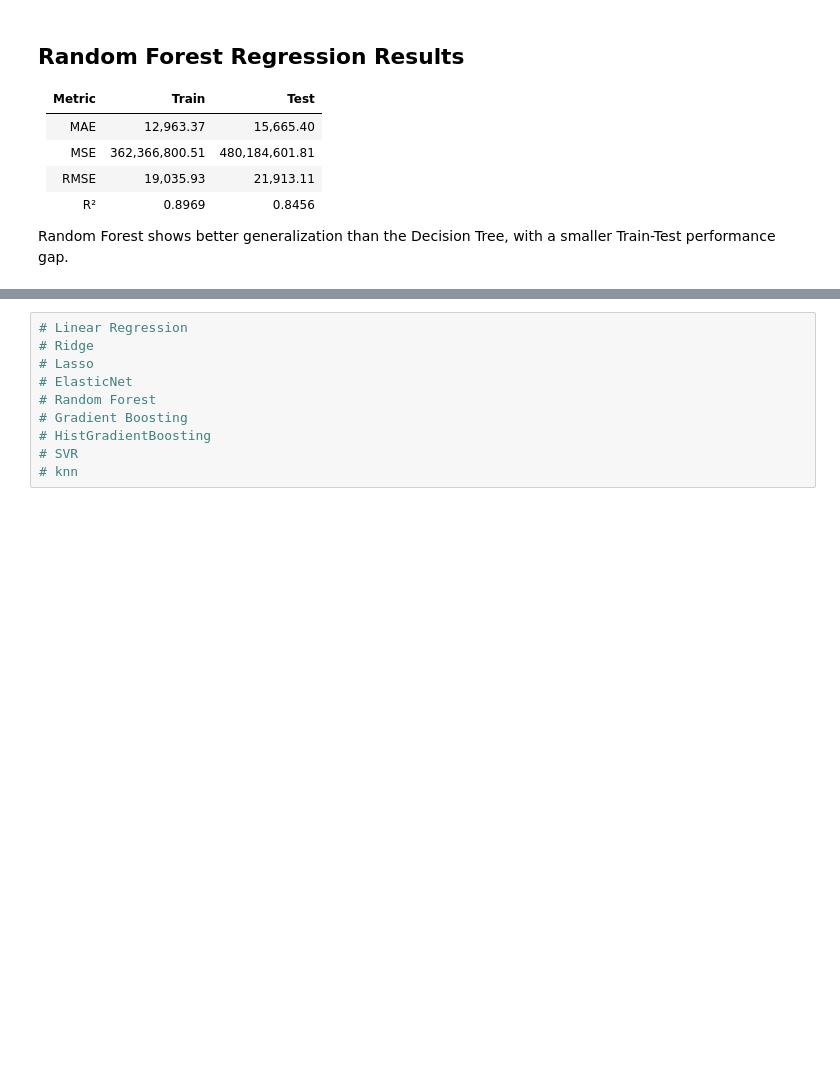
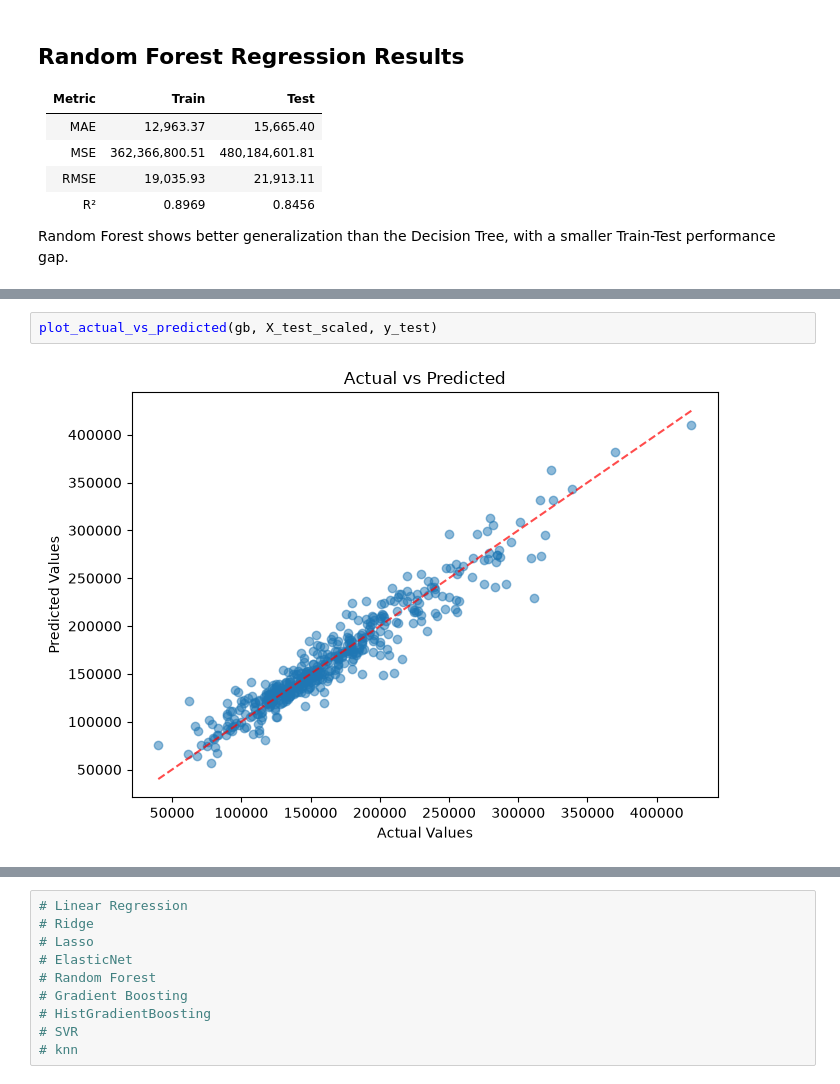
Before and after one commit to Mohamadzf23/ames-housing-price-prediction, a Jupyter notebook: src/ames_housing_price_prediction.ipynb, the cells around one changed output, grey strips where cells are left out. Cells and saved outputs as stored; diff of their text form; blank space fills up the shorter version.

```diff
--- a/src/ames_housing_price_prediction.ipynb
+++ b/src/ames_housing_price_prediction.ipynb
@@ -3058,0 +3102,4 @@ Random Forest shows better generalization than the Decision Tree, with a smaller
+# %%
+plot_actual_vs_predicted(gb, X_test_scaled, y_test)
+# %% [output]
+[figure, added]
```
Also changed, not shown: parts of 7 cells of this notebook.
